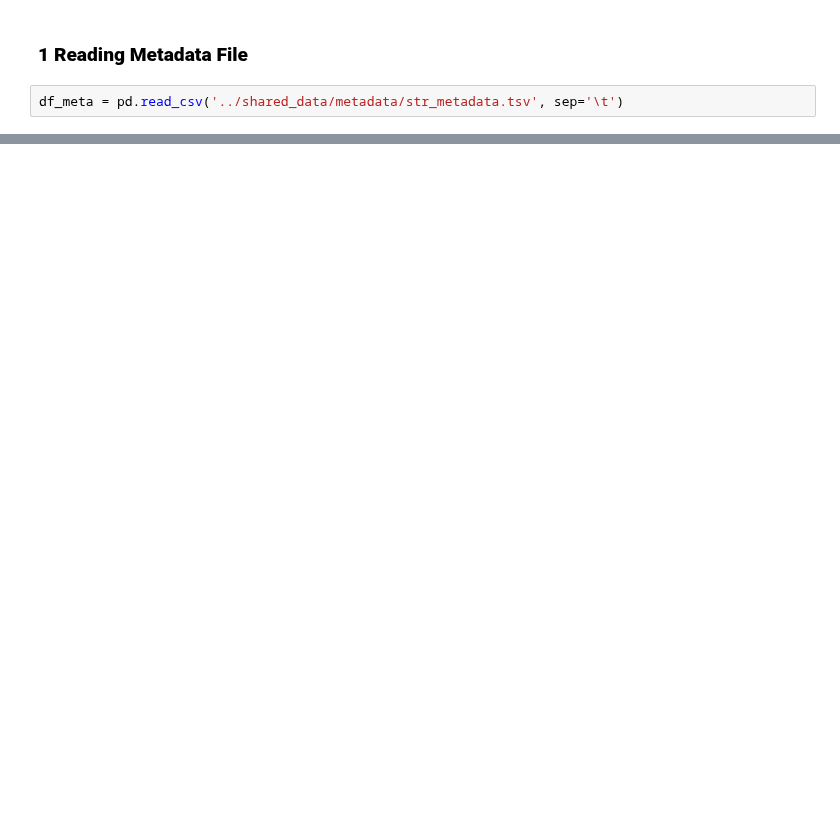
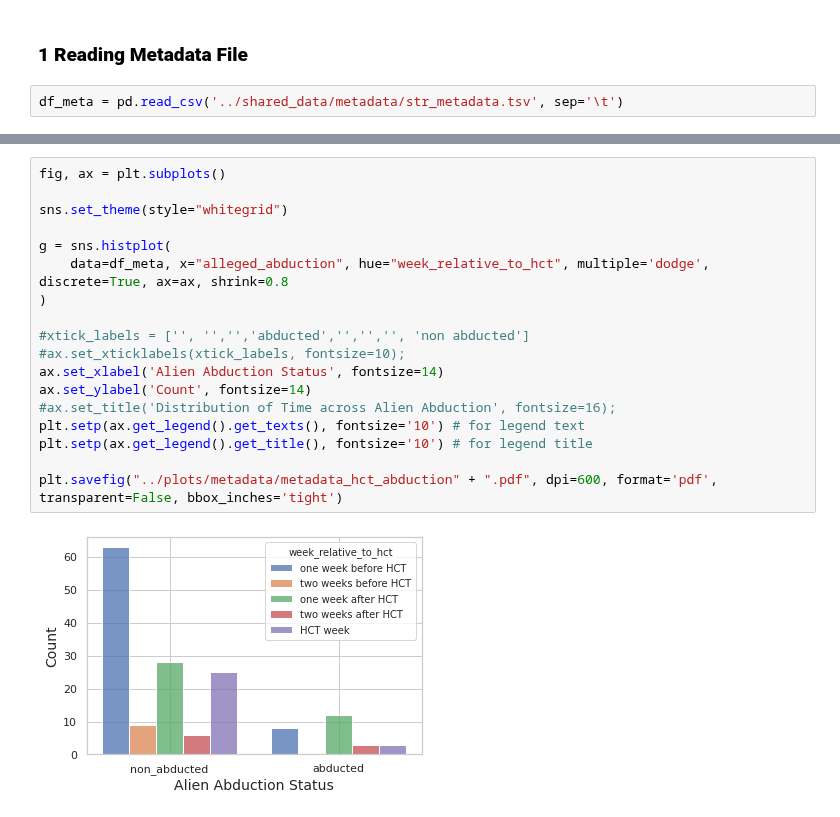
Before and after one commit to banucavlak/alien-cancer-cure, a Jupyter notebook: src-plots/metadata_plots.ipynb, the cells around one changed output, grey strips where cells are left out. Drawn from its saved outputs; the diff is of its cells as text; blank space fills up the shorter version.

Commit message:
updating metadata plots

```diff
--- a/src-plots/metadata_plots.ipynb
+++ b/src-plots/metadata_plots.ipynb
@@ -128,2 +129,22 @@ plt.savefig("metadata_hct_disease" + ".pdf", dpi=600, format='pdf', transparent=
 # %% [output]
 [figure]
+# %%
+fig, ax = plt.subplots()
+
+sns.set_theme(style="whitegrid")
+
+g = sns.histplot(
+    data=df_meta, x="alleged_abduction", hue="week_relative_to_hct", multiple='dodge', discrete=True, ax=ax, shrink=0.8
+)
+
+#xtick_labels = ['', '','','abducted','','','', 'non abducted']
+#ax.set_xticklabels(xtick_labels, fontsize=10);
+ax.set_xlabel('Alien Abduction Status', fontsize=14)
+ax.set_ylabel('Count', fontsize=14)
+#ax.set_title('Distribution of Time across Alien Abduction', fontsize=16);
+plt.setp(ax.get_legend().get_texts(), fontsize='10') # for legend text
+plt.setp(ax.get_legend().get_title(), fontsize='10') # for legend title
+
+plt.savefig("../plots/metadata/metadata_hct_abduction" + ".pdf", dpi=600, format='pdf', transparent=False, bbox_inches='tight')
+# %% [output]
+[figure, added]
```
Also changed, not shown: parts of 6 cells of this notebook, 6 other files.
